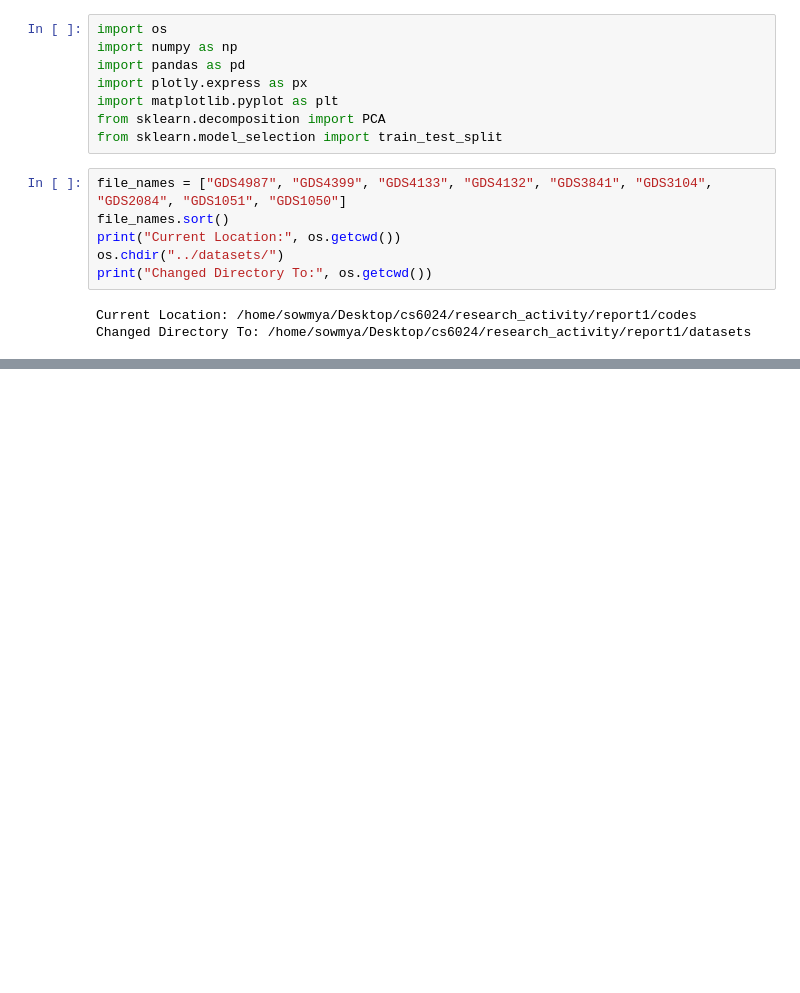
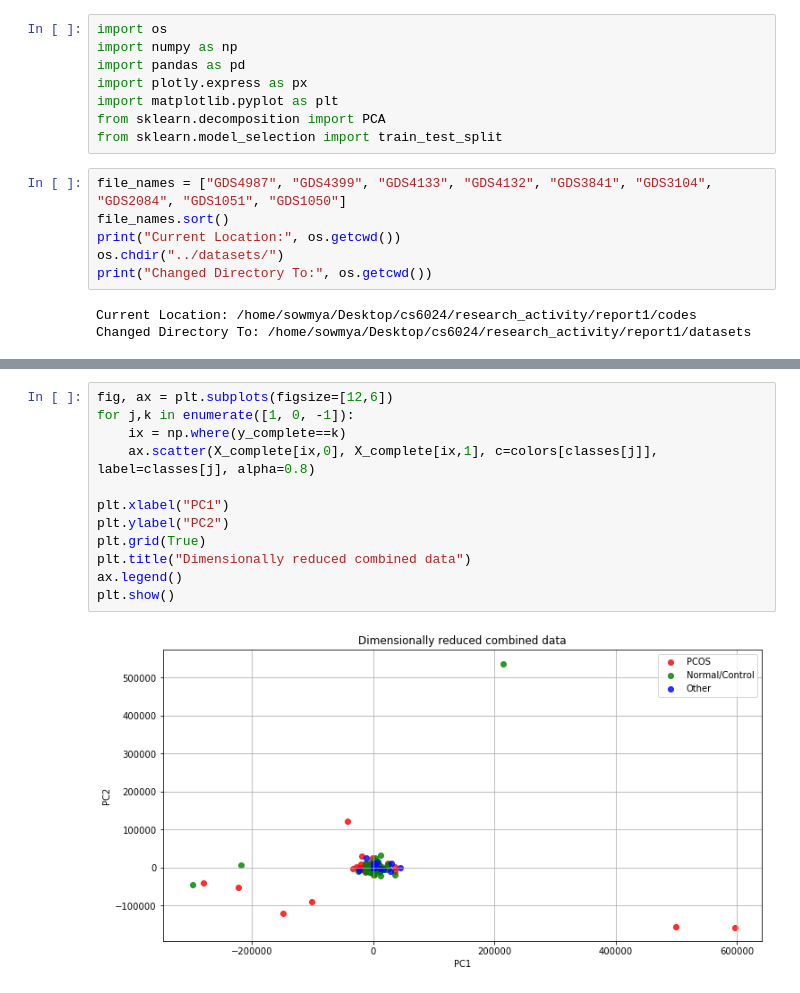
Before and after one commit to sowmyamanojna/PCOS-Gene-Expression-Data-Analysis, a Jupyter notebook: codes/read_data.ipynb, the cells around one changed output, grey strips where cells are left out. Cells and saved outputs as stored; diff of their text form; blank space fills up the shorter version.

```diff
--- a/codes/read_data.ipynb
+++ b/codes/read_data.ipynb
@@ -179,0 +174,14 @@ GDS2084
+# %%
+fig, ax = plt.subplots(figsize=[12,6])
+for j,k in enumerate([1, 0, -1]):
+    ix = np.where(y_complete==k)
+    ax.scatter(X_complete[ix,0], X_complete[ix,1], c=colors[classes[j]], label=classes[j], alpha=0.8)
+
+plt.xlabel("PC1")
+plt.ylabel("PC2")
+plt.grid(True)
+plt.title("Dimensionally reduced combined data")
+ax.legend()
+plt.show()
+# %% [output]
+[figure, added]
```
Also changed, not shown: parts of 4 cells of this notebook, 2 other files.
